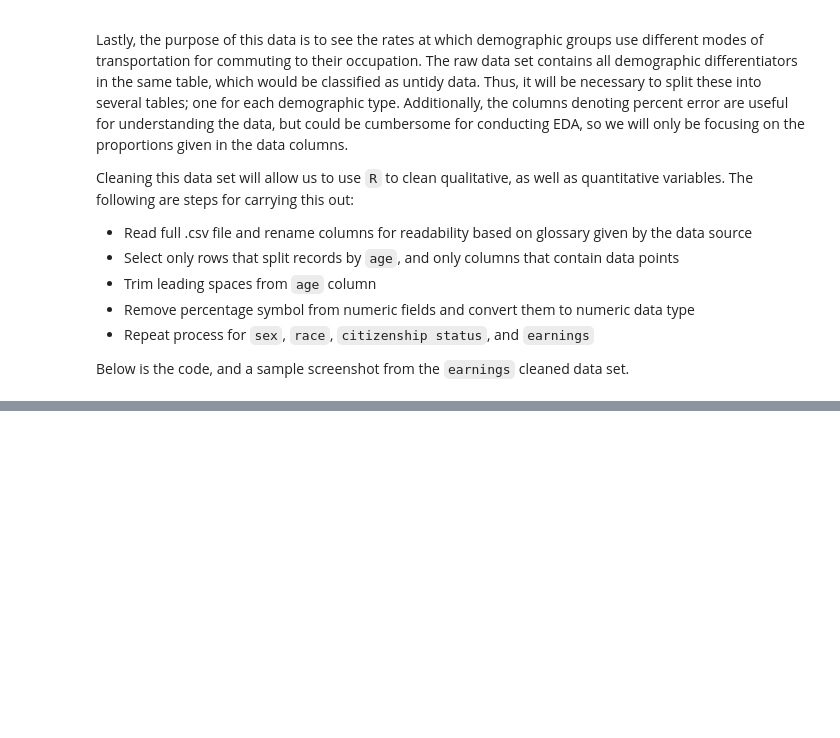
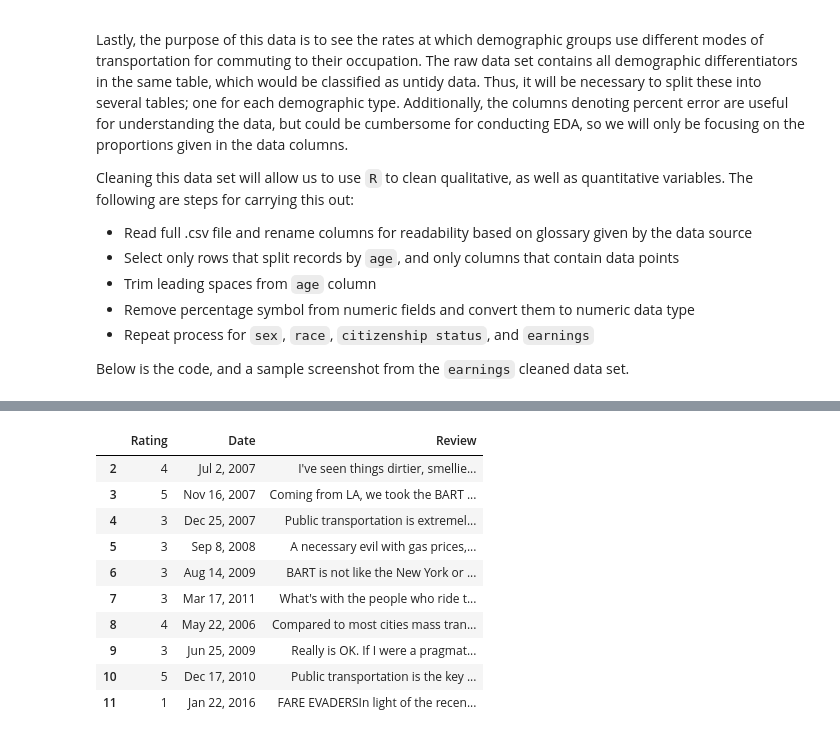
Before and after one commit to anly501/dsan-5000-project-jsweren1, a Jupyter notebook: dsan-website/5000-website/cleaning/cleaning.ipynb, the cells around one changed output, grey strips where cells are left out. Cells and saved outputs as stored; diff of their text form; code cells hidden in the pictures; blank space fills up the shorter version.

```diff
--- a/dsan-website/5000-website/cleaning/cleaning.ipynb
+++ b/dsan-website/5000-website/cleaning/cleaning.ipynb
@@ -441,3 +558,25 @@ write.csv(earnings, "../data/cleaned_data/ridership_earnings.csv")
+# %%
+bart_yelp = pd.read_csv('../data/bart_reviews.csv')
+bart_yelp = bart_yelp.drop(columns='Unnamed: 0')
+bart_yelp = bart_yelp[bart_yelp['1'].notna()]
+bart_yelp = bart_yelp.rename(columns={'0': 'Rating', '1': 'Date', '2': 'Review'})
+bart_yelp['Rating'] = bart_yelp['Rating'].str[0].astype(int)
+for i in bart_yelp['Date']:
+    i = datetime.strptime(i, "%b %d, %Y")
+bart_yelp.to_csv('../data/cleaned_data/bart_reviews_cleaned.csv', index=False)
+bart_yelp.head(10)
+# %% [output]
+|  | Rating | Date | Review |
+| 2 | 4 | Jul 2, 2007 | I've seen things dirtier, smellie... |
+| 3 | 5 | Nov 16, 2007 | Coming from LA, we took the BART ... |
+| 4 | 3 | Dec 25, 2007 | Public transportation is extremel... |
+| 5 | 3 | Sep 8, 2008 | A necessary evil with gas prices,... |
+| 6 | 3 | Aug 14, 2009 | BART is not like the New York or ... |
+| 7 | 3 | Mar 17, 2011 | What's with the people who ride t... |
+| 8 | 4 | May 22, 2006 | Compared to most cities mass tran... |
+| 9 | 3 | Jun 25, 2009 | Really is OK. If I were a pragmat... |
+| 10 | 5 | Dec 17, 2010 | Public transportation is the key ... |
+| 11 | 1 | Jan 22, 2016 | FARE EVADERSIn light of the recen... |
 # %% [markdown]
 [^1]: “Ridership Report.” American Public Transportation Association, 21 Sept. 2023, www.apta.com/research-technical-resources/transit-statistics/ridership-report/.
 
```
Also changed, not shown: parts of 8 cells of this notebook, 29 other files.
